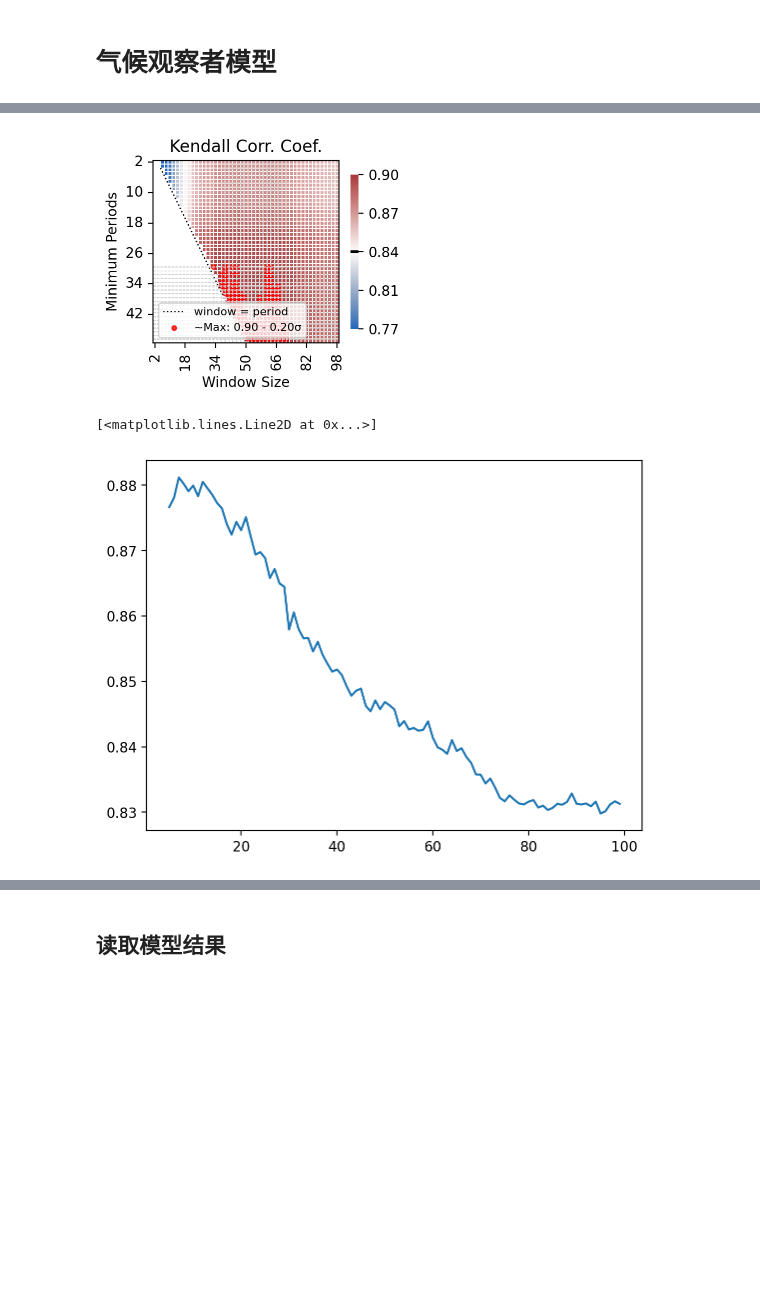
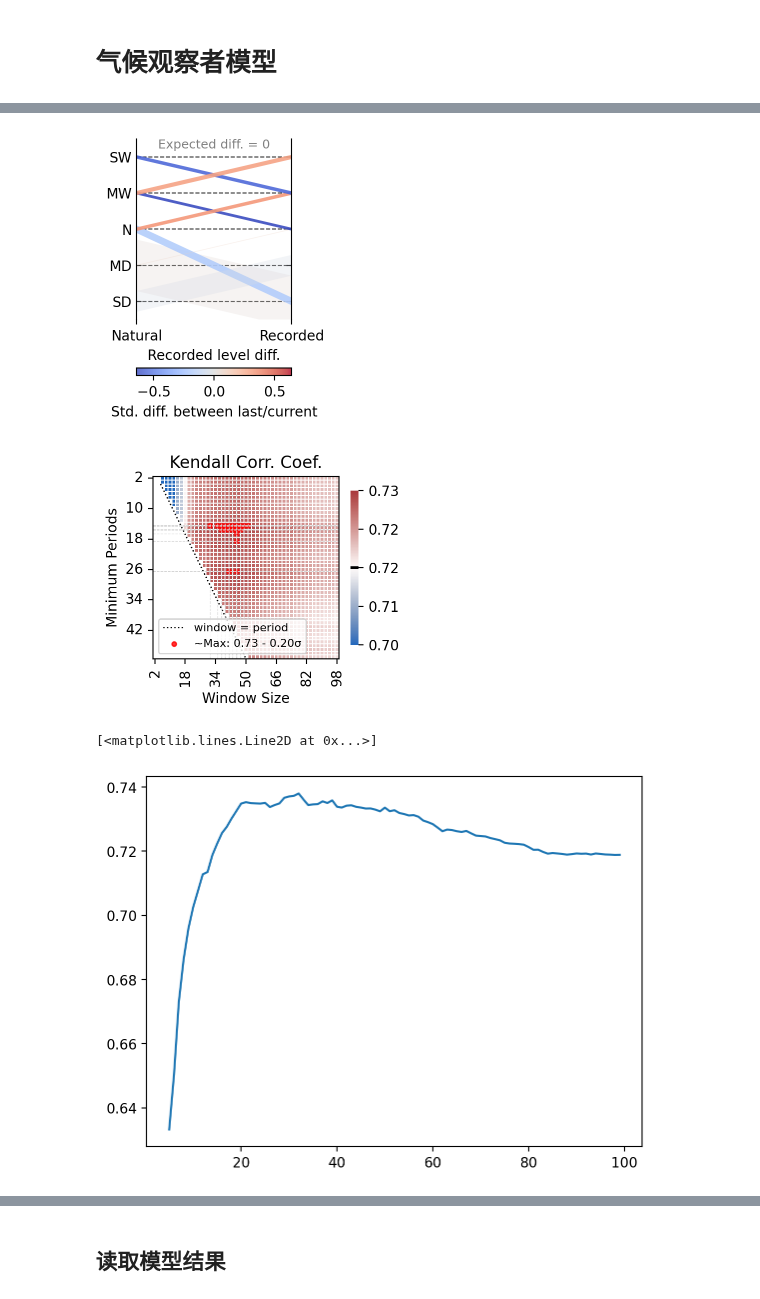
Before and after one commit to SongshGeo/shifting_baseline, a Jupyter notebook: reports/abm.ipynb, the cells around one changed output, grey strips where cells are left out. Drawn from its saved outputs; the diff is of its cells as text; code cells hidden in the pictures; blank space fills up the shorter version.

```diff
--- a/reports/abm.ipynb
+++ b/reports/abm.ipynb
@@ -53,16 +85,27 @@ plot_confusion_matrix(historical_mode, classified, dropna=True)
+# %%
+from past1000.calibration import analyze_mismatch
+
+analyze_mismatch(
+    model.estimation["value"],
+    model.estimation["expect"],
+    cm_df,
+    plot="flowmap",
+);
+# %% [output]
+[figure, added]
 # %%
 from past1000.compare import experiment_corr_2d
 from past1000.filters import calc_std_deviation
 
 filtered, r_benchmark, ax = experiment_corr_2d(
-    historical_mean,
+    model.mode,
     model.climate_series,
     filter_func=calc_std_deviation,
     corr_method="kendall",
     filter_side="right",
 )
 # %% [output]
-[figure, old version]
+[figure, new version]
 # %%
 from past1000.compare import compare_corr_2d
 from past1000.filters import calc_std_deviation
@@ -77,9 +120,9 @@ rs, ps, ns = compare_corr_2d(
     min_periods=min_periods,
     filter_func=calc_std_deviation,
     corr_method="kendall",
-    filter_side="both",
+    filter_side="right",
 )
 plt.plot(windows, rs)
 # %% [output]
 [<matplotlib.lines.Line2D at 0x...>]
-[figure, old version]
+[figure, new version]
```
Also changed, not shown: parts of 16 cells of this notebook, 4 other files.
